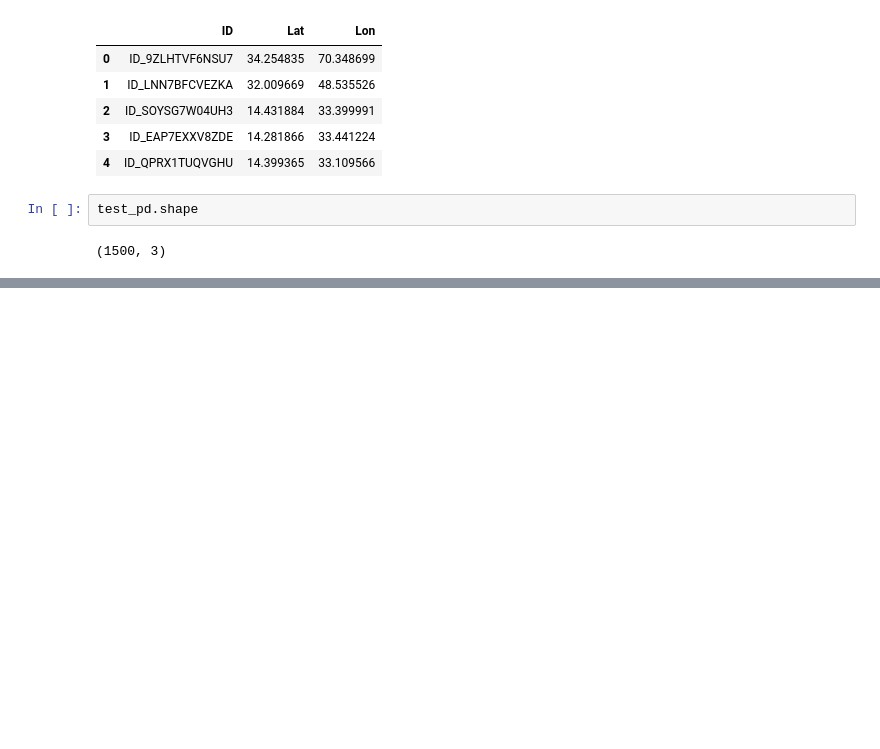
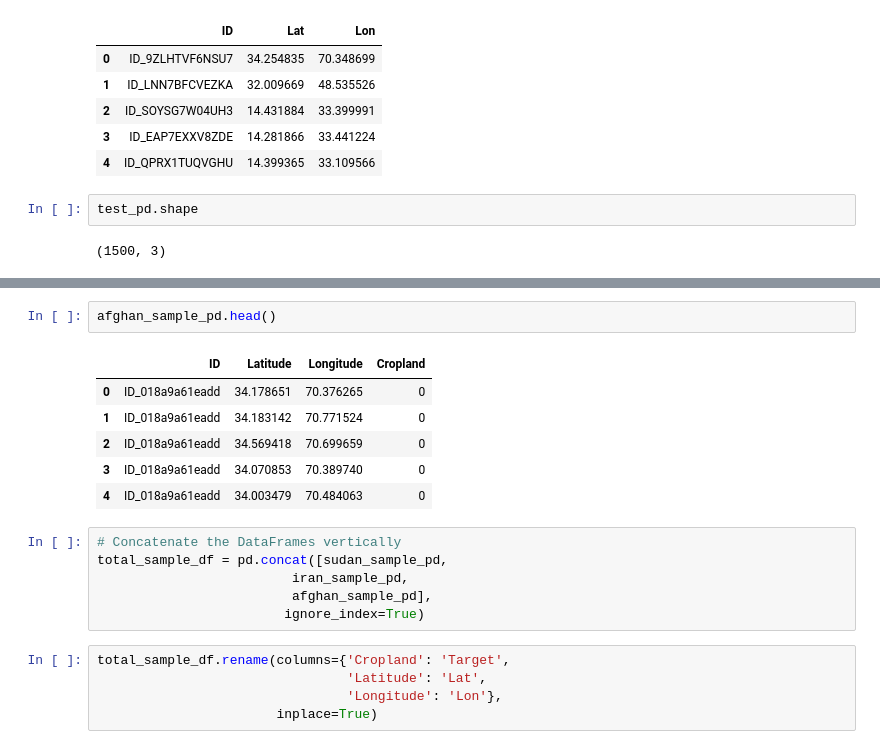
Before and after one commit to ianakoto/Cropland-Mapping, a Jupyter notebook: Dataset_Creation_GEO_AI_Challenge_for_Cropland_Mapping.ipynb, the cells around one changed output, grey strips where cells are left out. Drawn from its saved outputs; the diff is of its cells as text; blank space fills up the shorter version.

```diff
--- a/Dataset_Creation_GEO_AI_Challenge_for_Cropland_Mapping.ipynb
+++ b/Dataset_Creation_GEO_AI_Challenge_for_Cropland_Mapping.ipynb
@@ -290,0 +371,20 @@ shape: (33, 33)
+# %%
+afghan_sample_pd.head()
+# %% [output]
+|  | ID | Latitude | Longitude | Cropland |
+| 0 | ID_018a9a61eadd | 34.178651 | 70.376265 | 0 |
+| 1 | ID_018a9a61eadd | 34.183142 | 70.771524 | 0 |
+| 2 | ID_018a9a61eadd | 34.569418 | 70.699659 | 0 |
+| 3 | ID_018a9a61eadd | 34.070853 | 70.389740 | 0 |
+| 4 | ID_018a9a61eadd | 34.003479 | 70.484063 | 0 |
+# %%
+# Concatenate the DataFrames vertically
+total_sample_df = pd.concat([sudan_sample_pd,
+                         iran_sample_pd,
+                         afghan_sample_pd],
+                        ignore_index=True)
+# %%
+total_sample_df.rename(columns={'Cropland': 'Target',
+                                'Latitude': 'Lat',
+                                'Longitude': 'Lon'},
+                       inplace=True)
```
Also changed, not shown: parts of 73 cells of this notebook.
